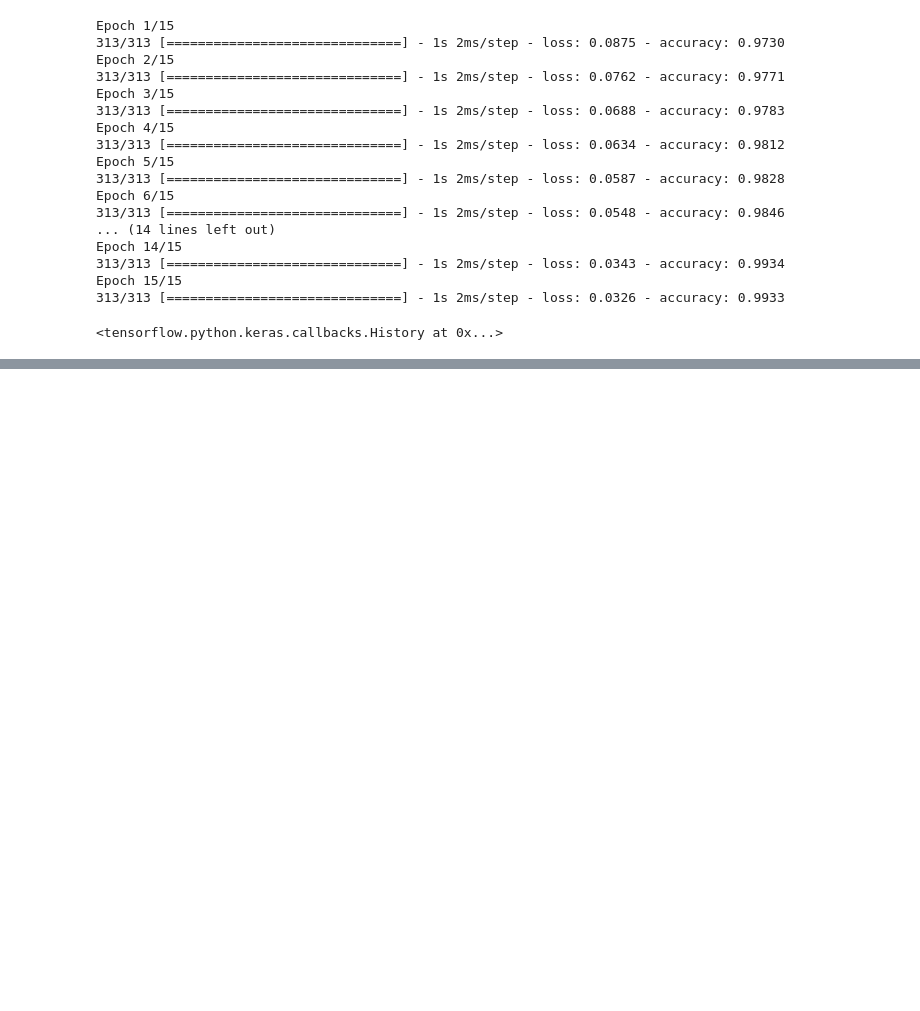
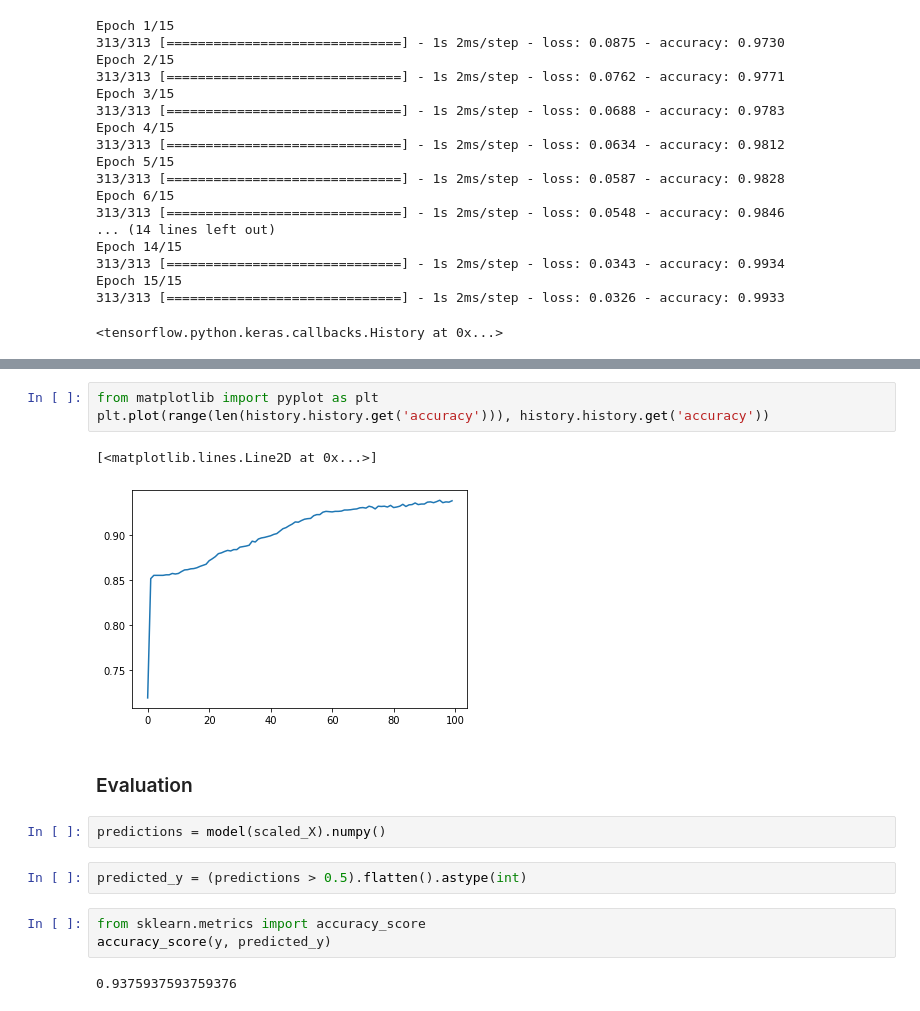
Before and after one commit to ywchiu/tibamedl, a Jupyter notebook: Demo20200725.ipynb, the cells around one changed output, grey strips where cells are left out. Drawn from its saved outputs; the diff is of its cells as text; blank space fills up the shorter version.

```diff
--- a/Demo20200725.ipynb
+++ b/Demo20200725.ipynb
@@ -378,0 +588,17 @@ Epoch 15/15
+# %%
+from matplotlib import pyplot as plt
+plt.plot(range(len(history.history.get('accuracy'))), history.history.get('accuracy'))
+# %% [output]
+[<matplotlib.lines.Line2D at 0x...>]
+[figure, added]
+# %% [markdown]
+### Evaluation
+# %%
+predictions = model(scaled_X).numpy()
+# %%
+predicted_y = (predictions > 0.5).flatten().astype(int)
+# %%
+from sklearn.metrics import accuracy_score
+accuracy_score(y, predicted_y)
+# %% [output]
+0.9375937593759376
```
Also changed, not shown: parts of 35 cells of this notebook.
